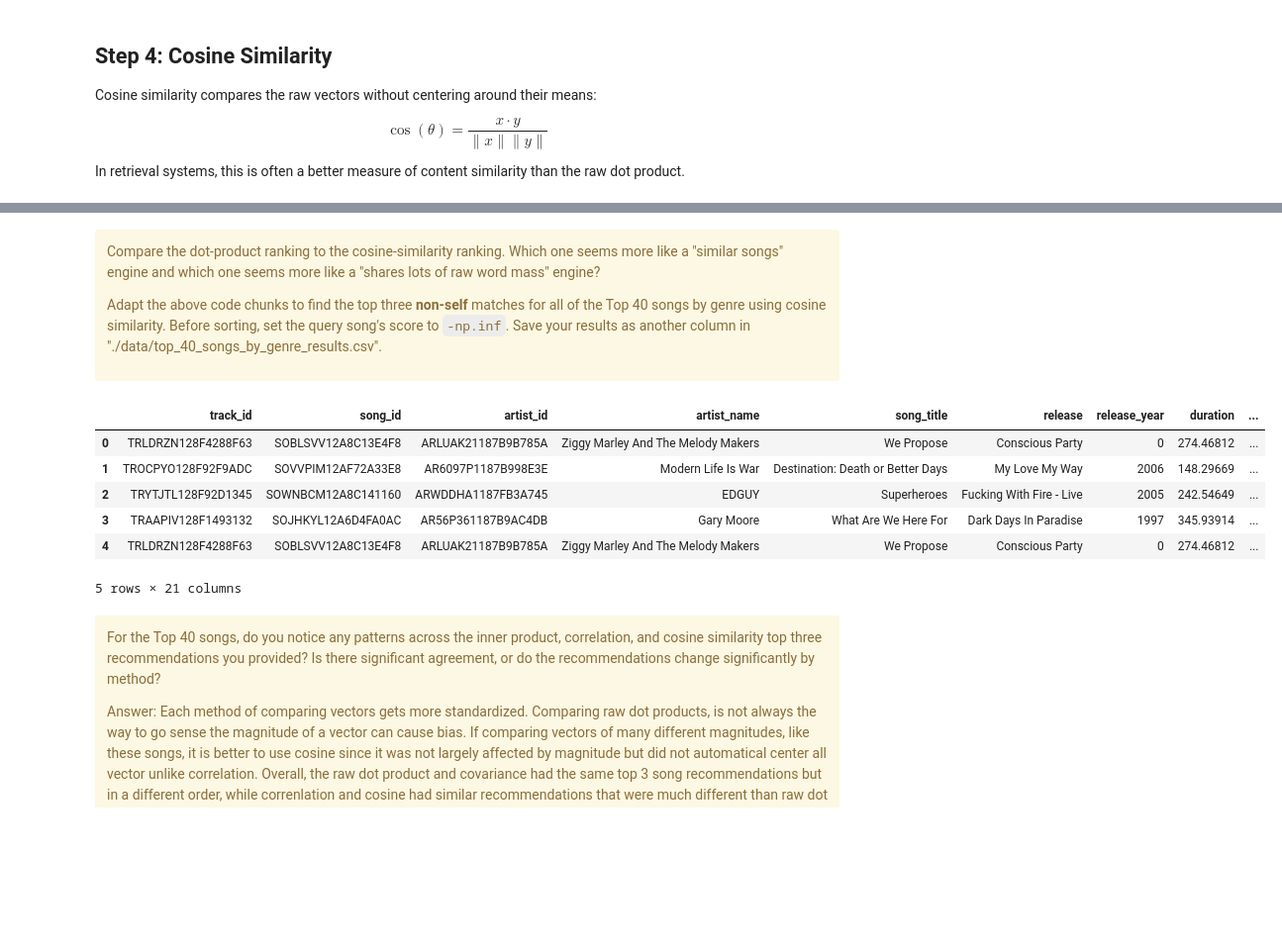
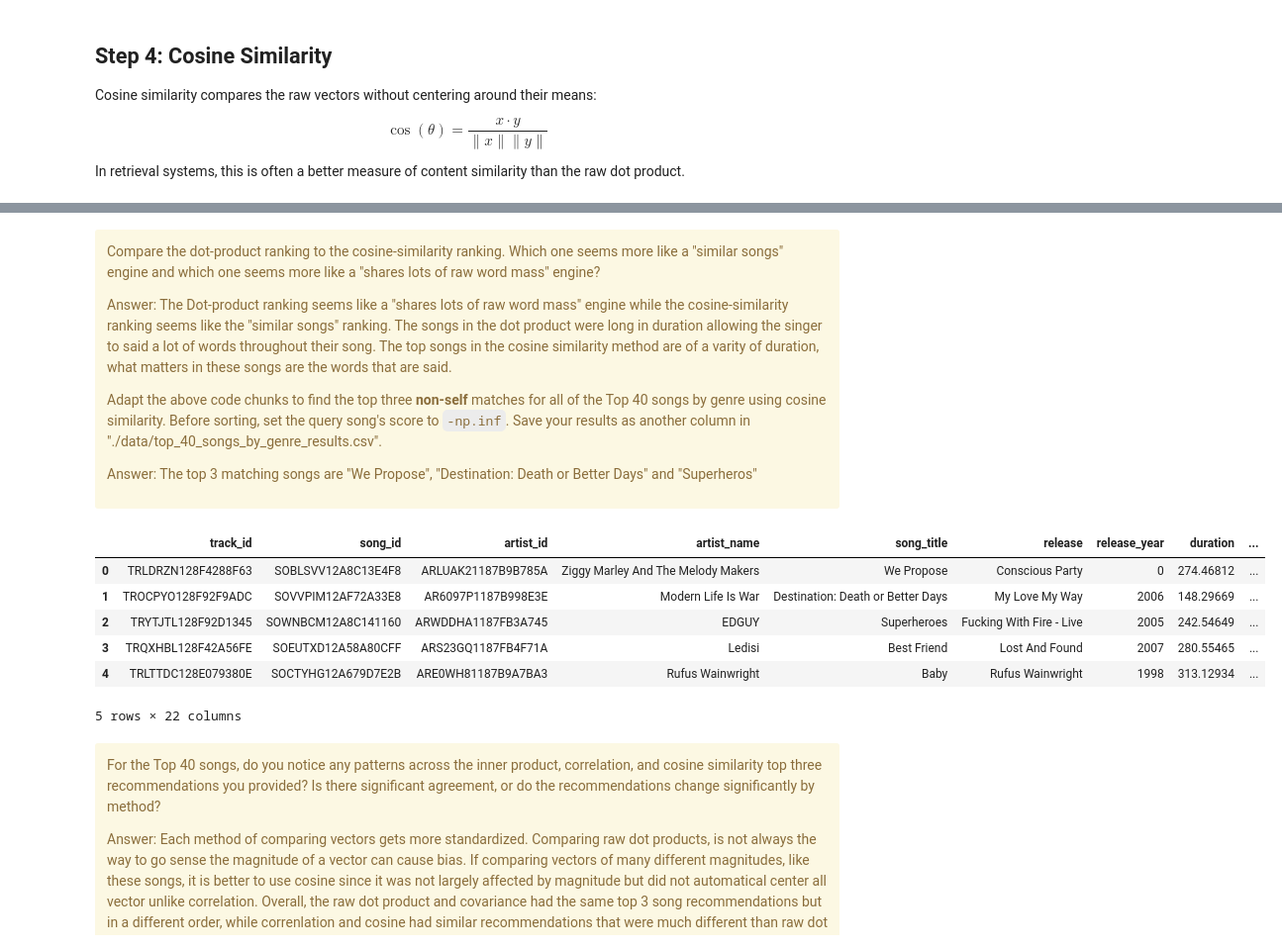
Before and after one commit to jakemacGrad/uu_vectors_and_matrices, a Jupyter notebook: Thursday Lab/lab_01.ipynb, the cells around one changed output, grey strips where cells are left out. Shown at 99% size. Cells and saved outputs as stored; diff of their text form; code cells hidden in the pictures; blank space fills up the shorter version.

```diff
--- a/Thursday Lab/lab_01.ipynb
+++ b/Thursday Lab/lab_01.ipynb
@@ -497,46 +502,51 @@ cosine_results.sort_values("cosine", ascending=False).head(10)
 
 Compare the dot-product ranking to the cosine-similarity ranking. Which one seems more like a "similar songs" engine and which one seems more like a "shares lots of raw word mass" engine?
 
+Answer: The Dot-product ranking seems like a "shares lots of raw word mass" engine while the cosine-similarity ranking seems like the "similar songs" ranking. The songs in the dot product were long in duration allowing the singer to said a lot of words throughout their song. The top songs in the cosine similarity method are of a varity of duration, what matters in these songs are the words that are said.
+
 Adapt the above code chunks to find the top three **non-self** matches for all of the Top 40 songs by genre using cosine similarity. Before sorting, set the query song's score to `-np.inf`. Save your results as another column in "./data/top_40_songs_by_genre_results.csv".
 
+
+Answer: The top 3 matching songs are "We Propose", "Destination: Death or Better Days" and "Superheros"
+
 </div>
 # %%
 #Copied code from step one
 all_top3 = []
 for song in top_40["track_id"].index:
     q_index = songs.index[song, ['track_id'] == song][0]
     q = X[q_index]
 
     # Adding in cosine calculations from your code snippet in step 4
     cos_scores = cosine_scores(X, q)
 
 
 
-    # Copied from Step 2 but added a correlation score column
+    # Copied from Step 2 but added a  cos_score column
     cosine_results = songs[meta_cols].copy()
-    corr_results['dot'] = dot_scores
-    corr_results["centered_dot"] = centered_dot_scores
-    corr_results["convariance"] = covariance_scores
-    corr_results["correlation"] = corr_scores
+    cosine_results['dot'] = dot_scores
+    cosine_results["centered_dot"] = centered_dot_scores
+    cosine_results["convariance"] = covariance_scores
+    cosine_results["correlation"] = corr_scores
 
     cosine_results["cosine"] = cos_scores
-    corr_results.loc[q_index, ['correlation','dot','centered_dot','convariance']] = -np.inf
+    cosine_results.loc[q_index, ['correlation','dot','centered_dot','convariance','cosine']] = -np.inf
 
-    #Sorts results based on the 'correlation' results. Code copied from step 1
-    top3 = corr_results.sort_values('correlation', ascending=False).head(3).copy()
+    #Sorts results based on the 'cosine' results. Code copied from step 1
+    top3 = cosine_results.sort_values('cosine', ascending=False).head(3).copy()
     top3["song_comparison"] = top_40.loc[q_index, 'song_title']
     all_top3.append(top3)
 
 results = pd.concat(all_top3, ignore_index= True)
 results.head()
 # %% [output]
 |  | track_id | song_id | artist_id | artist_name | song_title | release | release_year | duration | ... |
 | 0 | TRLDRZN128F4288F63 | SOBLSVV12A8C13E4F8 | ARLUAK21187B9B785A | Ziggy Marley And The Melody Makers | We Propose | Conscious Party | 0 | 274.46812 | ... |
 | 1 | TROCPYO128F92F9ADC | SOVVPIM12AF72A33E8 | AR6097P1187B998E3E | Modern Life Is War | Destination: Death or Better Days | My Love My Way | 2006 | 148.29669 | ... |
 | 2 | TRYTJTL128F92D1345 | SOWNBCM12A8C141160 | ARWDDHA1187FB3A745 | EDGUY | Superheroes | Fucking With Fire - Live | 2005 | 242.54649 | ... |
-| 3 | TRAAPIV128F1493132 | SOJHKYL12A6D4FA0AC | AR56P361187B9AC4DB | Gary Moore | What Are We Here For | Dark Days In Paradise | 1997 | 345.93914 | ... |
-| 4 | TRLDRZN128F4288F63 | SOBLSVV12A8C13E4F8 | ARLUAK21187B9B785A | Ziggy Marley And The Melody Makers | We Propose | Conscious Party | 0 | 274.46812 | ... |
+| 3 | TRQXHBL128F42A56FE | SOEUTXD12A58A80CFF | ARS23GQ1187FB4F71A | Ledisi | Best Friend | Lost And Found | 2007 | 280.55465 | ... |
+| 4 | TRLTTDC128E079380E | SOCTYHG12A679D7E2B | ARE0WH81187B9A7BA3 | Rufus Wainwright | Baby | Rufus Wainwright | 1998 | 313.12934 | ... |
-5 rows × 21 columns
+5 rows × 22 columns
 # %%
 results.to_csv('./data/top_40_songs_by_genre_results.csv', index = False)
 # %% [markdown]
```
Also changed, not shown: parts of 6 cells of this notebook, 2 other files.
